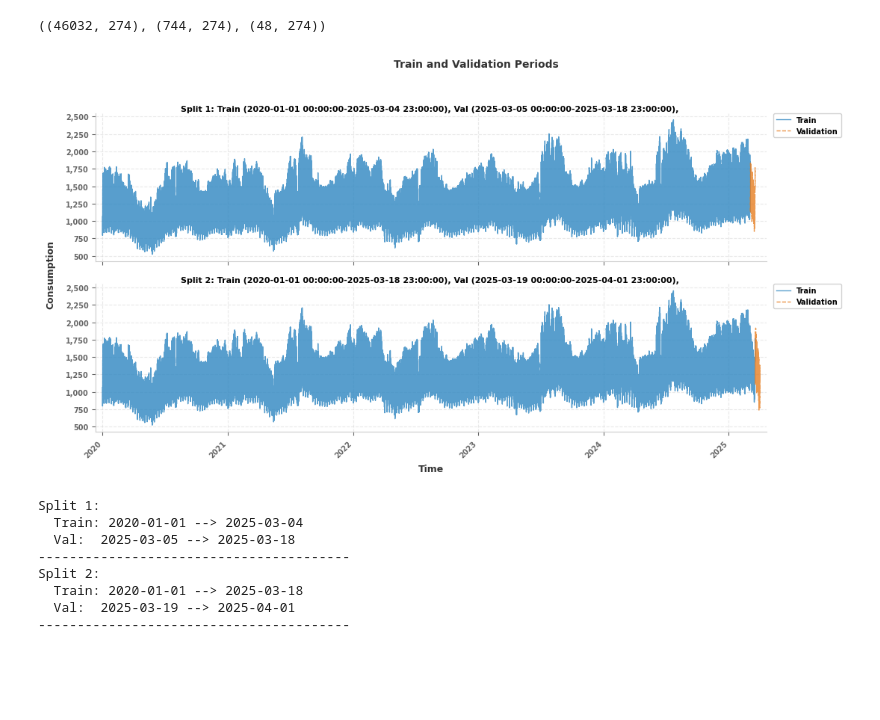
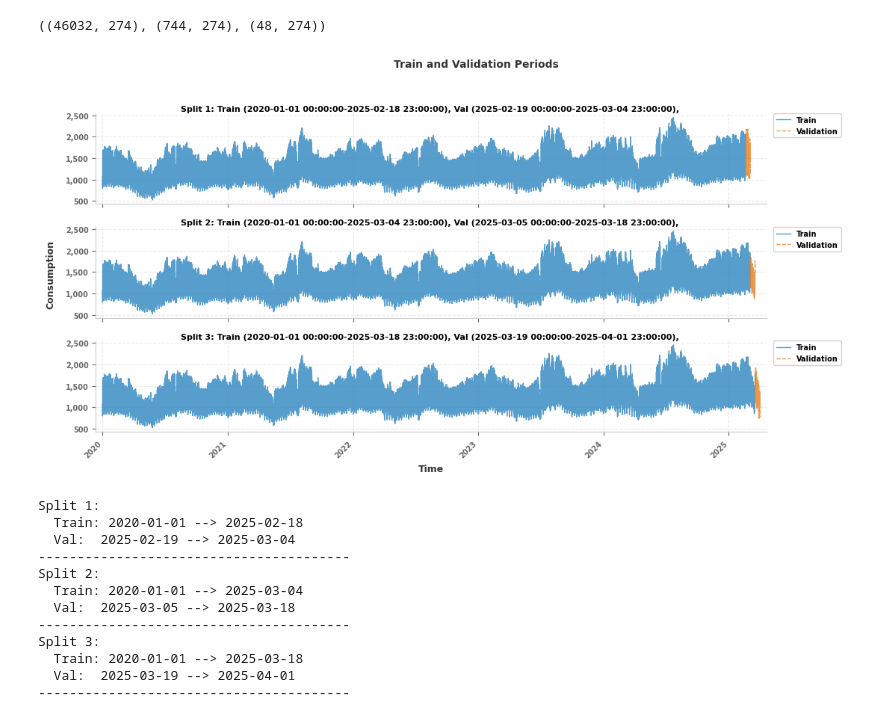
Before and after one commit to gkhntnhn/ULUDAG-ENERJI-DAGITILAN, a Jupyter notebook: notebooks/model_train.ipynb, the cells around one changed output. Saved outputs shown, nothing was run; the diff lists cells and outputs as text; code cells hidden in the pictures; blank space fills up the shorter version.

```diff
--- a/notebooks/model_train.ipynb
+++ b/notebooks/model_train.ipynb
@@ -35,19 +39,23 @@ train.shape,unseen.shape,forecast.shape
 ((46032, 274), (744, 274), (48, 274))
 # %%
 val_size = 336
-n_splits = 2
-splits_info = mtf.get_tscv_splits(pd.Series(pd.to_datetime(train.index)), n_splits=n_splits, test_size=val_size)
+n_splits = 3
+splits_info = mtf.get_tscv_splits((train.index), n_splits=n_splits, test_size=val_size)
 mtf.plot_splits(splits_info,train["consumption"])
 # %% [output]
-[figure, old version]
+[figure, new version]
 # %%
 mtf.print_splits_info(splits_info)
 # %% [output]
 Split 1:
+  Train: 2020-01-01 --> 2025-02-18
+  Val:  2025-02-19 --> 2025-03-04
+----------------------------------------
+Split 2:
   Train: 2020-01-01 --> 2025-03-04
   Val:  2025-03-05 --> 2025-03-18
 ----------------------------------------
-Split 2:
+Split 3:
   Train: 2020-01-01 --> 2025-03-18
   Val:  2025-03-19 --> 2025-04-01
 ----------------------------------------
```
Also changed, not shown: parts of 16 cells of this notebook, 4 other files.
